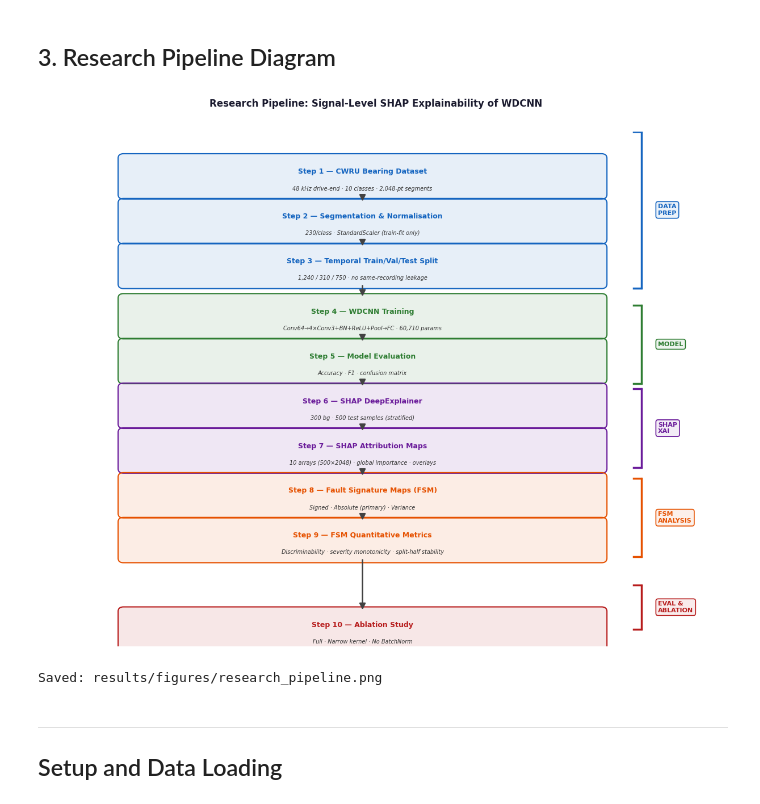
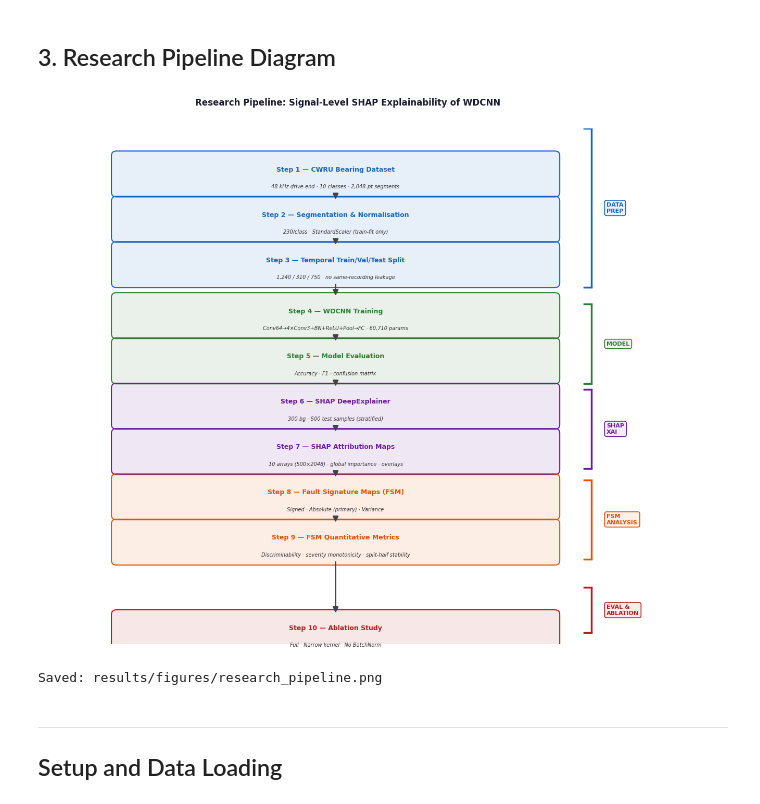
Before and after one commit to ekkirinaldi/ai-bearing-conference, a Jupyter notebook: kaggle/input/cwru-bearing-datasets/ID-crwu-bearings-wdcnn-shap-signal-explainability.ipynb, the cells around one changed output. Saved outputs shown, nothing was run; the diff lists cells and outputs as text; code cells hidden in the pictures.

Commit message:
update cwru

```diff
--- a/kaggle/input/cwru-bearing-datasets/ID-crwu-bearings-wdcnn-shap-signal-explainability.ipynb
+++ b/kaggle/input/cwru-bearing-datasets/ID-crwu-bearings-wdcnn-shap-signal-explainability.ipynb
@@ -57,12 +57,12 @@ Deep learning models for bearing fault diagnosis achieve near-perfect accuracy b
 import os, matplotlib.pyplot as plt
 from matplotlib.patches import FancyBboxPatch
 
-# Content extent: x 0–10, y 4.1–13.0 → aspect ~10:8.9
-_content_h = 13.0 - 3.9  # ~9.1
-_content_w = 10.0
+# Content extent: x 0–10, y ~3.8–13.0
+_content_w, _ylim_bot, _ylim_top = 10.0, 3.7, 13.0
+_content_h = _ylim_top - _ylim_bot
 fig, ax = plt.subplots(figsize=(12, 12 * _content_h / _content_w))
 ax.set_xlim(0, 10)
-ax.set_ylim(3.9, 13.0)
+ax.set_ylim(_ylim_bot, _ylim_top)
 ax.axis("off")
 
 PAL = {
@@ -104,54 +104,61 @@ def draw_bracket(ax, x, y_top, y_bot, label, color):
 CX = 4.8
 W, H = 7.2, 0.65
 
-steps = [
-    (12.2, "Step 1 — CWRU Bearing Dataset",
+# Uniform vertical spacing: top 12.2, bottom 4.1, 10 steps → gap = 0.9
+_y_top, _y_bot, _n = 12.2, 4.1, 10
+_gap = (_y_top - _y_bot) / (_n - 1)
+ys = [_y_top - i * _gap for i in range(_n)]
+
+step_data = [
+    ("Step 1 — CWRU Bearing Dataset",
      "48 kHz drive-end · 10 classes · 2,048-pt segments", PAL["data"]),
-    (11.4, "Step 2 — Segmentation & Normalisation",
+    ("Step 2 — Segmentation & Normalisation",
      "230/class · StandardScaler (train-fit only)", PAL["data"]),
-    (10.6, "Step 3 — Temporal Train/Val/Test Split",
+    ("Step 3 — Temporal Train/Val/Test Split",
      "1,240 / 310 / 750 · no same-recording leakage", PAL["data"]),
-    (9.7,  "Step 4 — WDCNN Training",
+    ("Step 4 — WDCNN Training",
      "Conv64→4×Conv3+BN+ReLU+Pool→FC · 60,710 params", PAL["model"]),
-    (8.9,  "Step 5 — Model Evaluation",
+    ("Step 5 — Model Evaluation",
      "Accuracy · F1 · confusion matrix", PAL["model"]),
-    (8.1,  "Step 6 — SHAP DeepExplainer",
+    ("Step 6 — SHAP DeepExplainer",
      "300 bg · 500 test samples (stratified)", PAL["shap"]),
-    (7.3,  "Step 7 — SHAP Attribution Maps",
+    ("Step 7 — SHAP Attribution Maps",
      "10 arrays (500×2048) · global importance · overlays", PAL["shap"]),
-    (6.5,  "Step 8 — Fault Signature Maps (FSM)",
+    ("Step 8 — Fault Signature Maps (FSM)",
      "Signed · Absolute (primary) · Variance", PAL["fsm"]),
-    (5.7,  "Step 9 — FSM Quantitative Metrics",
+    ("Step 9 — FSM Quantitative Metrics",
      "Discriminability · severity monotonicity · split-half stability", PAL["fsm"]),
-    (4.1,  "Step 10 — Ablation Study",
+    ("Step 10 — Ablation Study",
      "Full · Narrow kernel · No BatchNorm", PAL["eval"]),
 ]
+steps = [(ys[i], *step_data[i]) for i in range(_n)]
 
 for (y, title, sub, col) in steps:
     draw_box(ax, CX, y, W, H, title, sub, col)
 
-ys = [s[0] for s in steps]
 for i in range(len(ys) - 1):
     draw_arrow(ax, CX, ys[i] - H/2, CX, ys[i+1] + H/2)
 
+# Brackets derived from step boundaries (top/bot of each group + small margin)
+_m = 0.08
 BX = 9.0
-draw_bracket(ax, BX, 13.0, 10.2, "DATA\nPREP",        PAL["data"])
-draw_bracket(ax, BX, 9.9,  8.5,  "MODEL",             PAL["model"])
-draw_bracket(ax, BX, 8.4,  7.0,  "SHAP\nXAI",         PAL["shap"])
-draw_bracket(ax, BX, 6.8,  5.4,  "FSM\nANALYSIS",     PAL["fsm"])
-draw_bracket(ax, BX, 4.9,  4.1,  "EVAL &\nABLATION",  PAL["eval"])
+draw_bracket(ax, BX, ys[0] + H/2 + _m, ys[2] - H/2 - _m, "DATA\nPREP",        PAL["data"])
+draw_bracket(ax, BX, ys[3] + H/2 + _m, ys[4] - H/2 - _m, "MODEL",             PAL["model"])
+draw_bracket(ax, BX, ys[5] + H/2 + _m, ys[6] - H/2 - _m, "SHAP\nXAI",         PAL["shap"])
+draw_bracket(ax, BX, ys[7] + H/2 + _m, ys[8] - H/2 - _m, "FSM\nANALYSIS",     PAL["fsm"])
+draw_bracket(ax, BX, ys[9] + H/2 + _m, ys[9] - H/2 - _m, "EVAL &\nABLATION",  PAL["eval"])
 
 fig.suptitle("Research Pipeline: Signal-Level SHAP Explainability of WDCNN",
              fontsize=12, fontweight="bold", y=0.98, color="#1a1a2e", family="sans-serif")
 
 plt.tight_layout(rect=[0, 0, 1, 0.97])
 os.makedirs(os.path.join("results", "figures"), exist_ok=True)
 _pipeline_path = os.path.join("results", "figures", "research_pipeline.png")
 plt.savefig(_pipeline_path, dpi=200, bbox_inches="tight", facecolor="white")
 plt.show()
 print("Saved:", _pipeline_path)
 # %% [output]
-[figure, old version]
+[figure, new version]
 Saved: results/figures/research_pipeline.png
 # %% [markdown]
 ---
```
